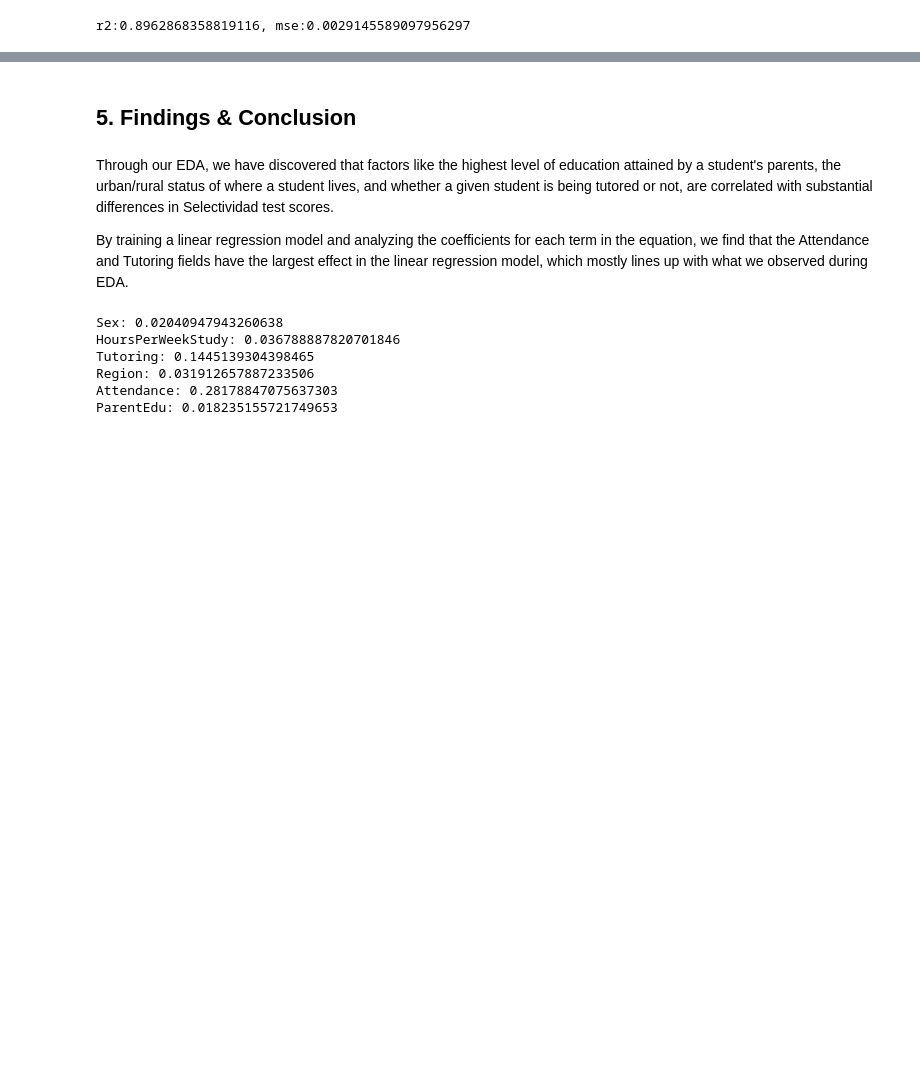
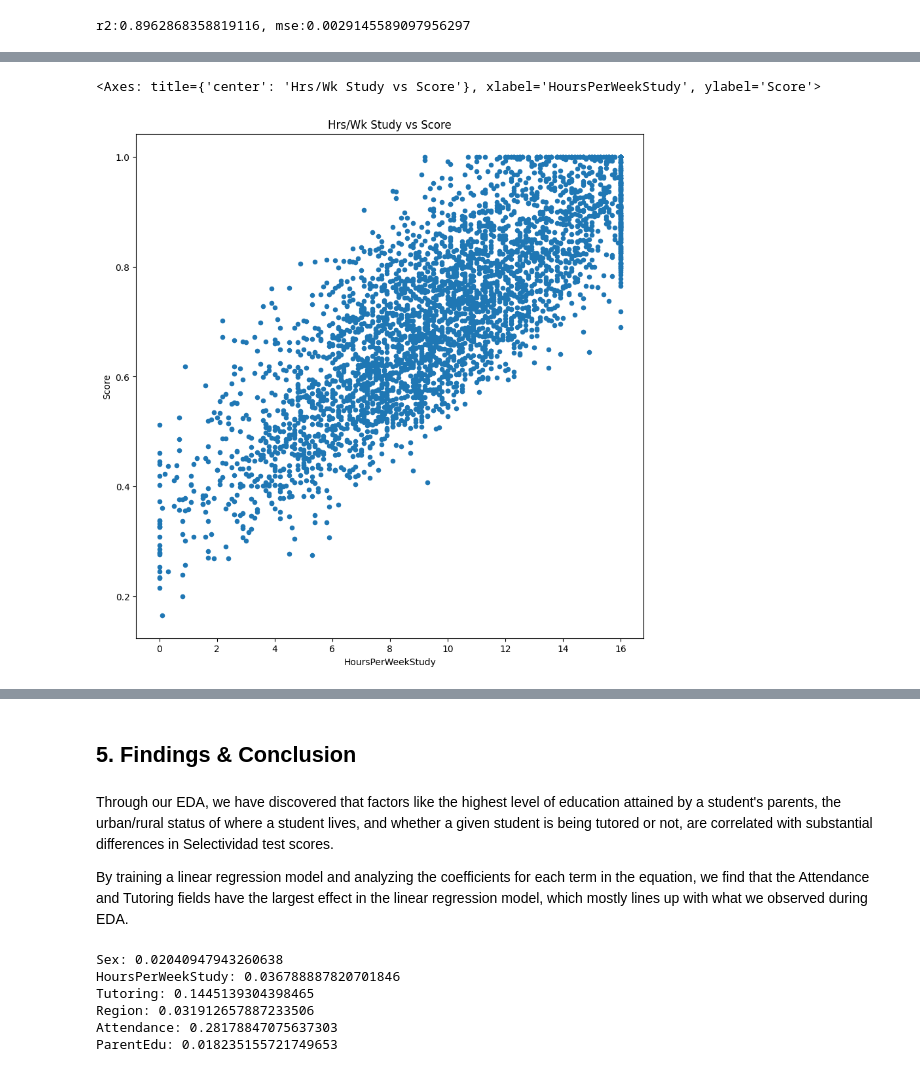
Before and after one commit to deslumoprime/is312, a Jupyter notebook: rtzhang2/RaymondZhangIS312WA2.ipynb, the cells around one changed output, grey strips where cells are left out. Cells and saved outputs as stored; diff of their text form; code cells hidden in the pictures; blank space fills up the shorter version.

```diff
--- a/rtzhang2/RaymondZhangIS312WA2.ipynb
+++ b/rtzhang2/RaymondZhangIS312WA2.ipynb
@@ -236,0 +264,5 @@ r2:0.8962868358819116, mse:0.0029145589097956297
+# %%
+df1.plot.scatter("HoursPerWeekStudy", "Score", title="Hrs/Wk Study vs Score",figsize=(10,10))
+# %% [output]
+<Axes: title={'center': 'Hrs/Wk Study vs Score'}, xlabel='HoursPerWeekStudy', ylabel='Score'>
+[figure, added]
```
Also changed, not shown: parts of 28 cells of this notebook, 1 other file.
